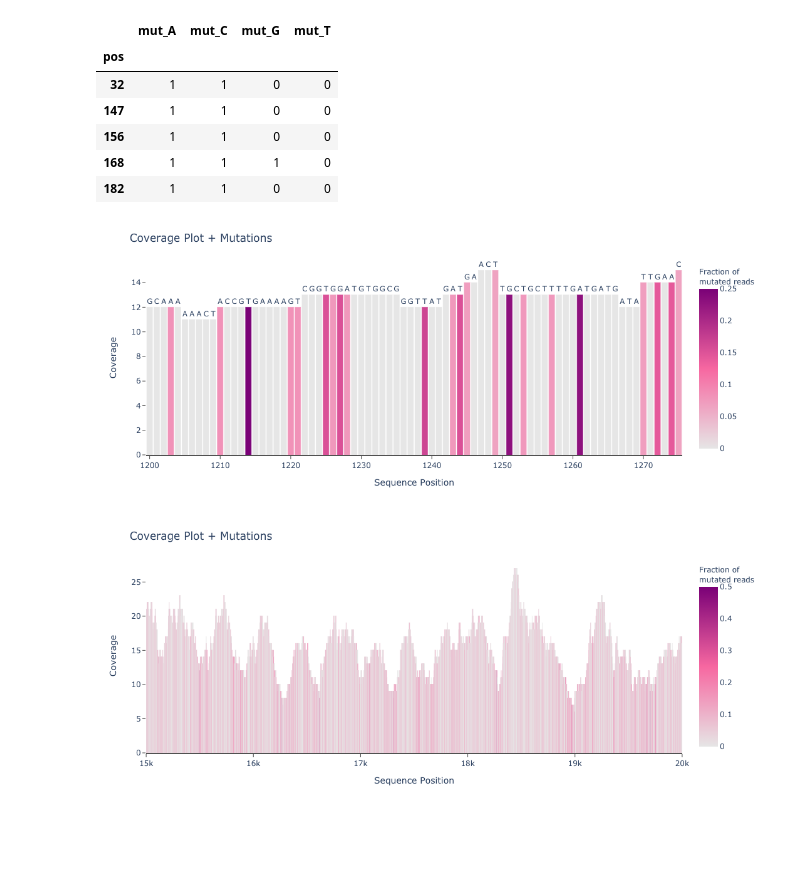
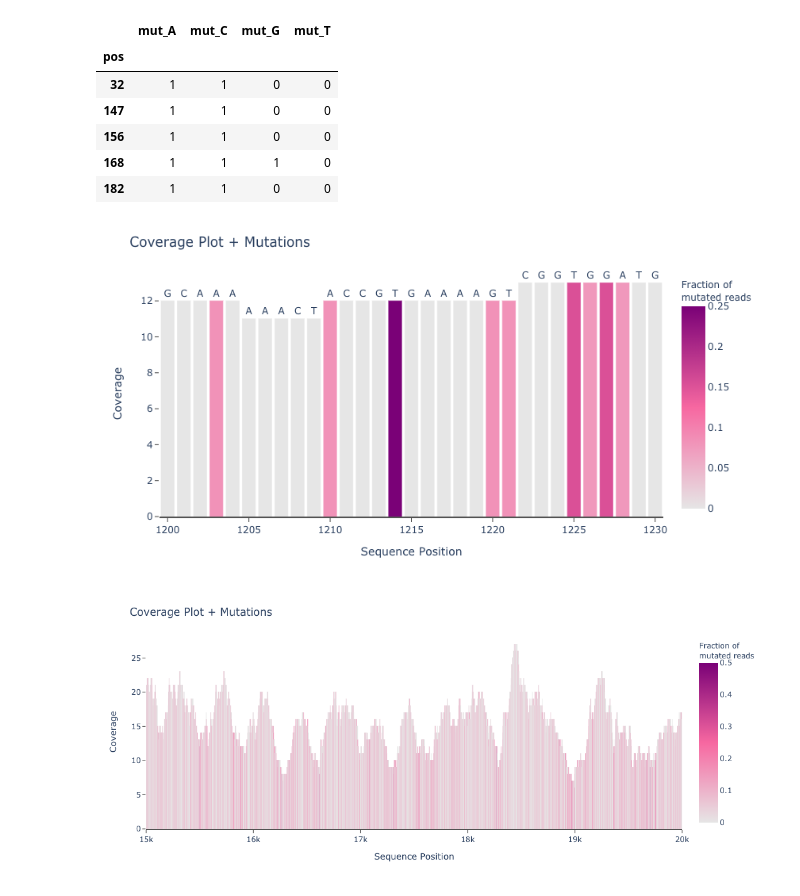
Before and after one commit to jamilla-az/sequence-coverage-plot, a Jupyter notebook: sequence_coverage_viewer.ipynb, the cells around one changed output. Cells and saved outputs as stored; diff of their text form; code cells hidden in the pictures; blank space fills up the shorter version.

Commit message:
update readme image

```diff
--- a/sequence_coverage_viewer.ipynb
+++ b/sequence_coverage_viewer.ipynb
@@ -400,11 +400,11 @@ def plot_coverage_muts(start_pos_all:np.array, end_pos_all:np.array, start_regio
     return fig
 # %%
 start_region = 1200
-end_region = 1275
+end_region = 1230
 
 fig = plot_coverage_muts(start_pos_all, end_pos_all, start_region, end_region, muts_df_summary, ref_seq_list)
 # %% [output]
-[figure, old version]
+[figure, new version]
 # %%
 fig.write_html("small_region.html")
 # %%
```
Also changed, not shown: 1 other file.
